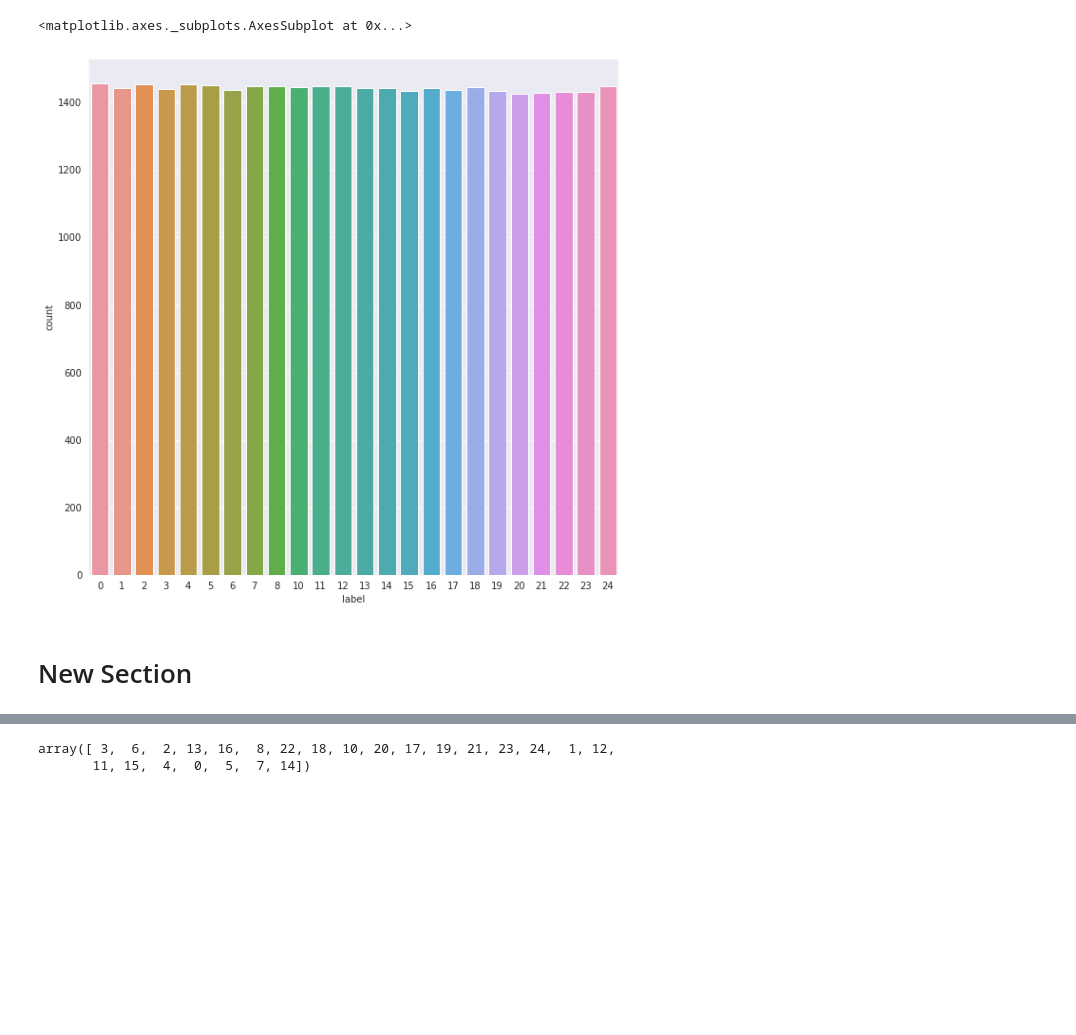
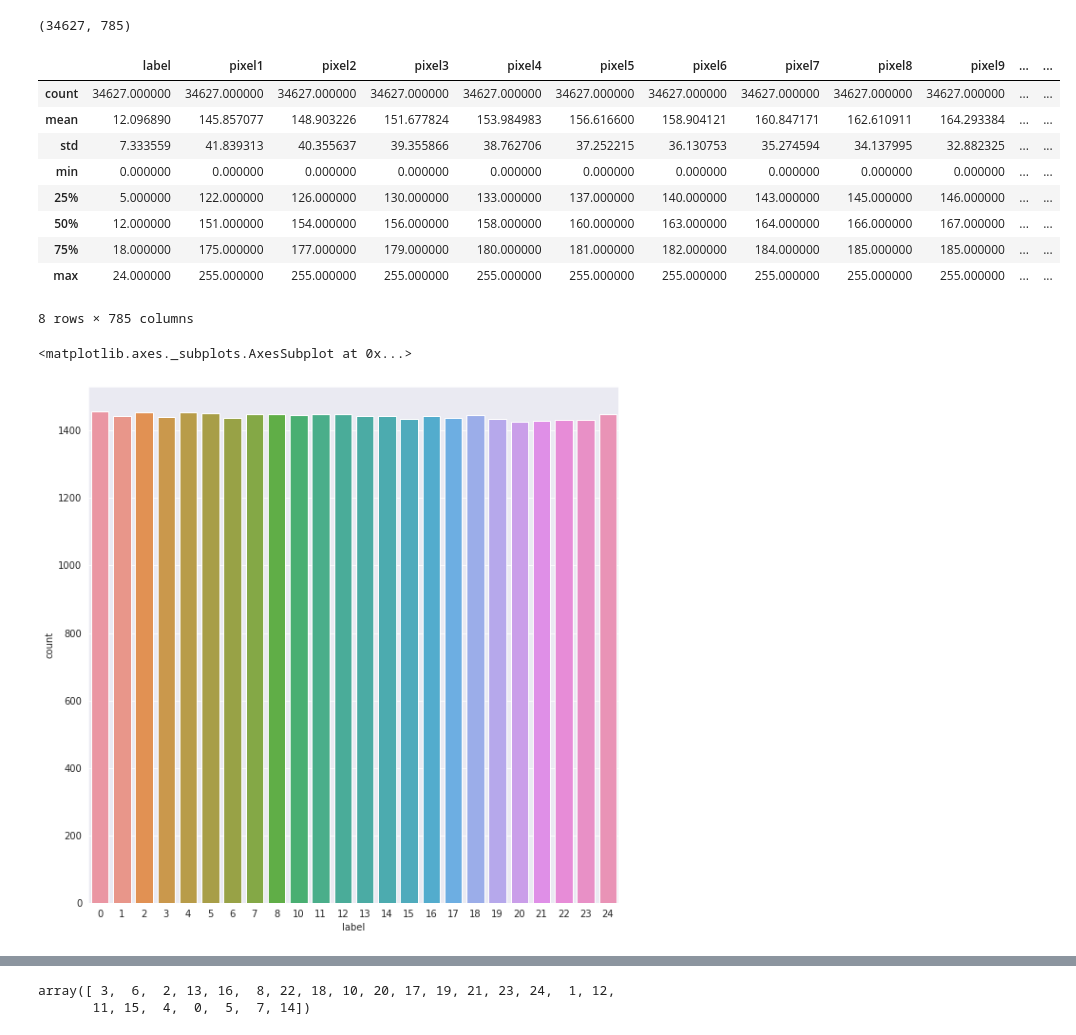
Before and after one commit to trishnasharma/ecs171_final_project, a Jupyter notebook: main.ipynb, the cells around one changed output, grey strips where cells are left out. Saved outputs shown, nothing was run; the diff lists cells and outputs as text; code cells hidden in the pictures; blank space fills up the shorter version.

```diff
--- a/main.ipynb
+++ b/main.ipynb
@@ -28,0 +46,5 @@ from keras.callbacks import ReduceLROnPlateau
+# %%
+df_train = pd.read_csv("./sign_mnist_train.csv")
+df_test = pd.read_csv("./sign_mnist_test.csv")
+display(df_train.shape, df_train.head())
+display(df_test.shape, df_test.head())
@@ -29,13 +72,23 @@ from keras.callbacks import ReduceLROnPlateau
 # %%
-df = pd.read_csv("./sign_mnist.csv")
-# input_test_df = pd.read_csv("../input/sign-language-mnist/sign_mnist_test/sign_mnist_test.csv")
-# df = pd.concat([input_train_df, input_test_df], axis=0)
+df = pd.concat([df_train,df_test])
+display(df.shape)
+display(df.describe())
+
 
 plt.figure(figsize = (10,10)) # Label Count
 sns.set_style("darkgrid")
 sns.countplot(df['label'])
 # %% [output]
-<matplotlib.axes._subplots.AxesSubplot at 0x...>
+(34627, 785)
+|  | label | pixel1 | pixel2 | pixel3 | pixel4 | pixel5 | pixel6 | pixel7 | pixel8 | pixel9 | ... | ... |
+| count | 34627.000000 | 34627.000000 | 34627.000000 | 34627.000000 | 34627.000000 | 34627.000000 | 34627.000000 | 34627.000000 | 34627.000000 | 34627.000000 | ... | ... |
+| mean | 12.096890 | 145.857077 | 148.903226 | 151.677824 | 153.984983 | 156.616600 | 158.904121 | 160.847171 | 162.610911 | 164.293384 | ... | ... |
+| std | 7.333559 | 41.839313 | 40.355637 | 39.355866 | 38.762706 | 37.252215 | 36.130753 | 35.274594 | 34.137995 | 32.882325 | ... | ... |
+| min | 0.000000 | 0.000000 | 0.000000 | 0.000000 | 0.000000 | 0.000000 | 0.000000 | 0.000000 | 0.000000 | 0.000000 | ... | ... |
+| 25% | 5.000000 | 122.000000 | 126.000000 | 130.000000 | 133.000000 | 137.000000 | 140.000000 | 143.000000 | 145.000000 | 146.000000 | ... | ... |
+| 50% | 12.000000 | 151.000000 | 154.000000 | 156.000000 | 158.000000 | 160.000000 | 163.000000 | 164.000000 | 166.000000 | 167.000000 | ... | ... |
+| 75% | 18.000000 | 175.000000 | 177.000000 | 179.000000 | 180.000000 | 181.000000 | 182.000000 | 184.000000 | 185.000000 | 185.000000 | ... | ... |
+| max | 24.000000 | 255.000000 | 255.000000 | 255.000000 | 255.000000 | 255.000000 | 255.000000 | 255.000000 | 255.000000 | 255.000000 | ... | ... |
+8 rows × 785 columns
+<matplotlib.axes._subplots.AxesSubplot at 0x...>
 [figure]
-# %% [markdown]
-# New Section
```
Also changed, not shown: parts of 21 cells of this notebook.
